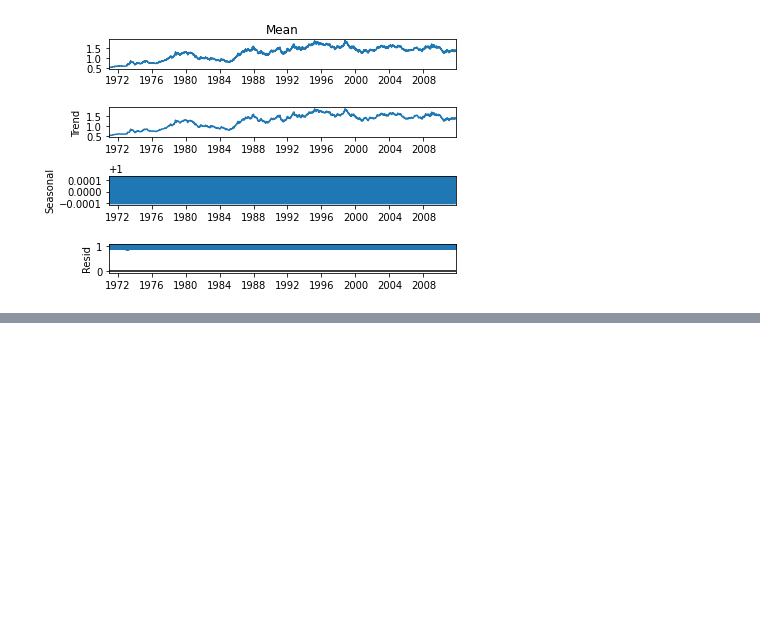
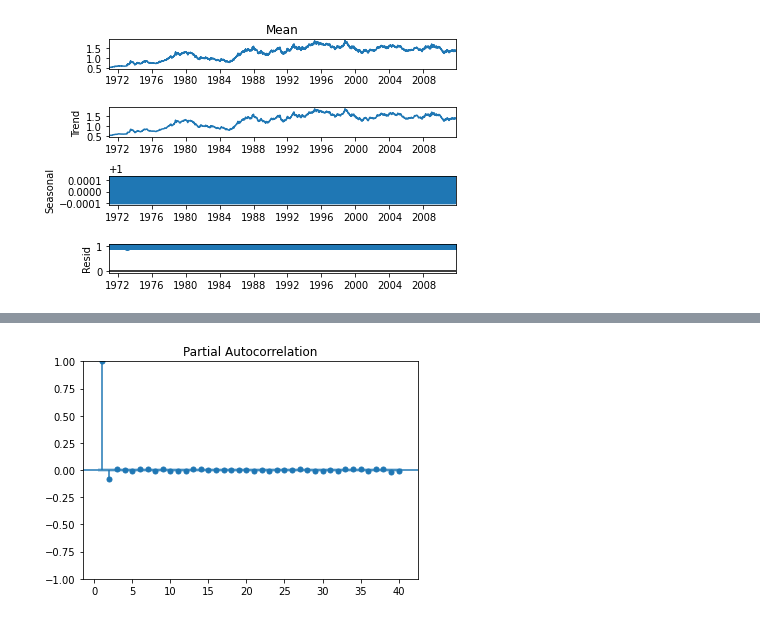
Before and after one commit to mrokooie/ForexAnalysis, a Jupyter notebook: ForexDateTime.ipynb, the cells around one changed output, grey strips where cells are left out. Saved outputs shown, nothing was run; the diff lists cells and outputs as text; code cells hidden in the pictures; blank space fills up the shorter version.

```diff
--- a/ForexDateTime.ipynb
+++ b/ForexDateTime.ipynb
@@ -308,0 +321,5 @@ plt.show()
+# %%
+sgt.plot_pacf(data_train.Mean, lags = 40, zero = False)
+plt.show()
+# %% [output]
+[figure, added]
```
Also changed, not shown: parts of 17 cells of this notebook.
